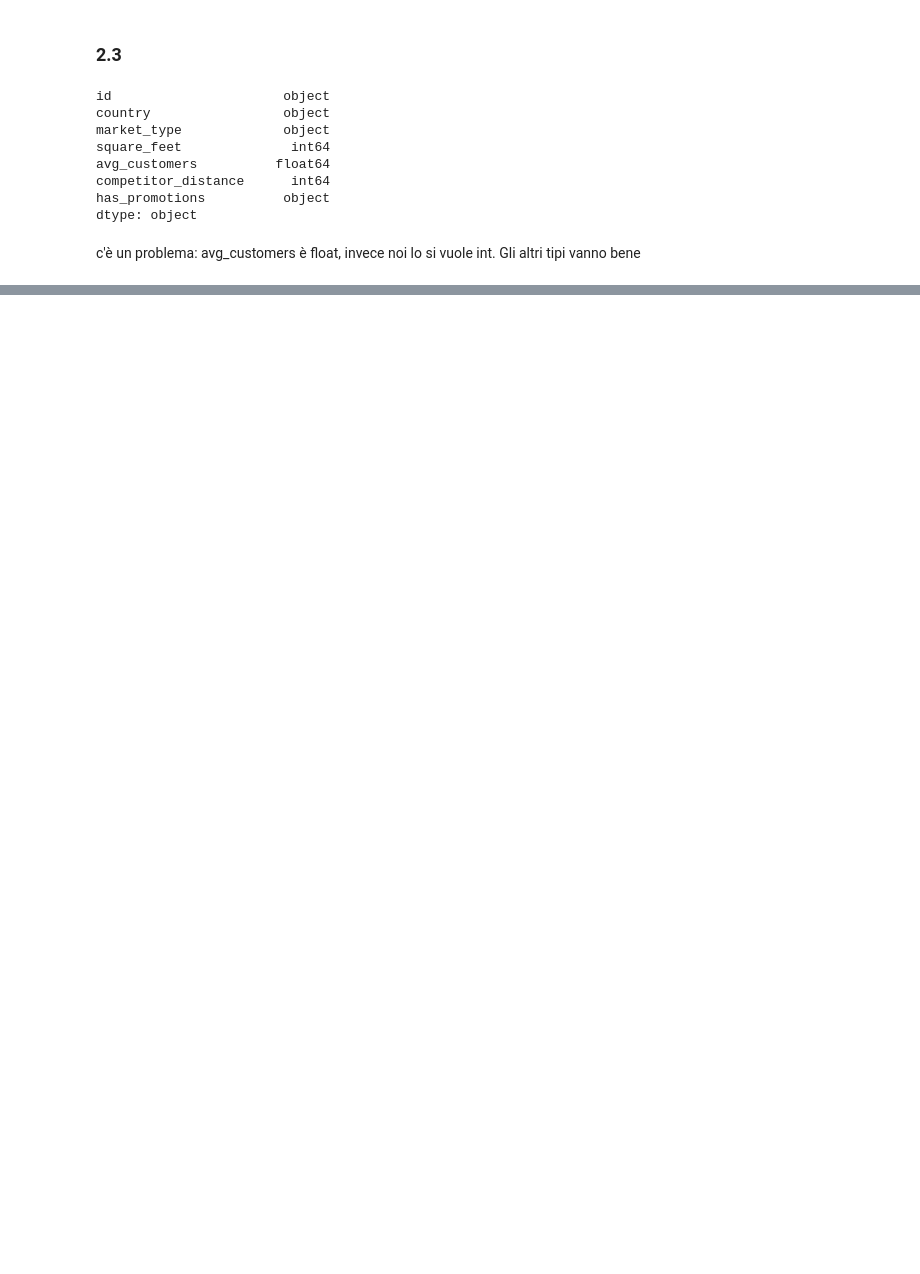
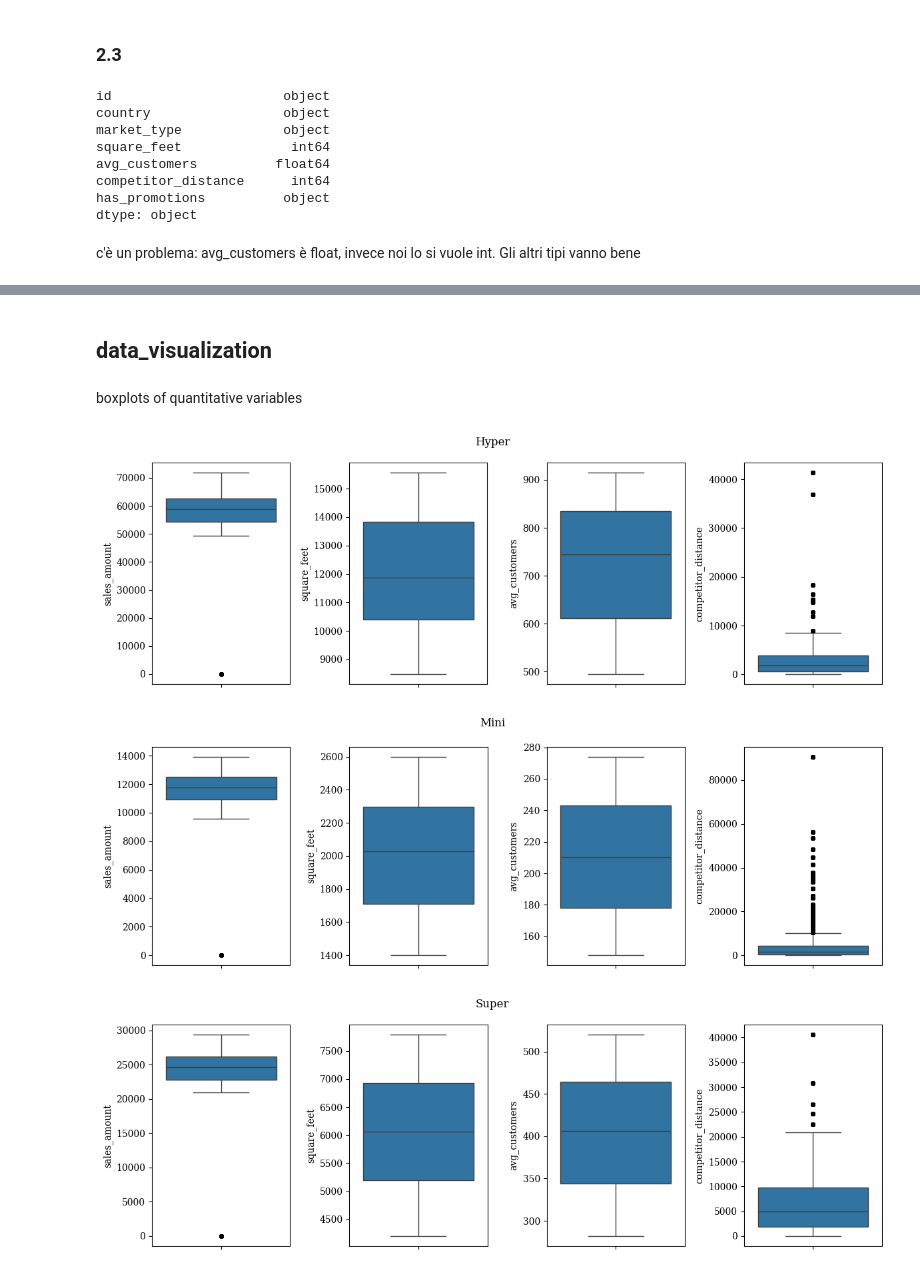
Before and after one commit to caporali/statistical_machine_learning_project, a Jupyter notebook: project_sml.ipynb, the cells around one changed output, grey strips where cells are left out. Drawn from its saved outputs; the diff is of its cells as text; code cells hidden in the pictures; blank space fills up the shorter version.

```diff
--- a/project_sml.ipynb
+++ b/project_sml.ipynb
@@ -350,0 +433,9 @@ c'è un problema: avg_customers è float, invece noi lo si vuole int. Gli altri
+# %%
+market_correct = market.iloc[~market.index.isin(check_avg_customers)]
+mean_avgcust_bycountry = (market_correct.groupby(["country", "market_type"]))["avg_customers"].mean()
+display(pd.DataFrame(mean_avgcust_bycountry))
+
+for index, row in market.loc[check_avg_customers, :].iterrows():
+	market.loc[index, "avg_customers"] = mean_avgcust_bycountry[row["country"]][row["market_type"]]
+
+display(market.loc[check_avg_customers, :])
@@ -350,0 +459,3 @@ c'è un problema: avg_customers è float, invece noi lo si vuole int. Gli altri
+# %%
+market["avg_customers"] = market["avg_customers"].round().astype('int')
+display(market.loc[check_avg_customers, :])
@@ -350,0 +490,4 @@ c'è un problema: avg_customers è float, invece noi lo si vuole int. Gli altri
+# %%
+start = min(sales["date"])
+sales["date"] = (sales["date"] - start).dt.days
+display(sales)
@@ -350,0 +510,3 @@ c'è un problema: avg_customers è float, invece noi lo si vuole int. Gli altri
+# %%
+merged_df = pd.merge(sales, market, left_on = "market_id", right_on = "id", how = "left").drop("id", axis = 1)
+merged_df
@@ -350,0 +527,24 @@ c'è un problema: avg_customers è float, invece noi lo si vuole int. Gli altri
+# %% [markdown]
+## data_visualization
+# %% [markdown]
+boxplots of quantitative variables
+# %%
+merged_df_quant = merged_df[["market_type", "sales_amount", "square_feet", "avg_customers", "competitor_distance"]]
+
+for market_type in pd.unique(merged_df["market_type"]):
+	merged_df_quant_mt = merged_df_quant[merged_df_quant["market_type"] == market_type].drop("market_type", axis = 1)
+
+	fig, ax = plt.subplots(ncols = 4, nrows = 1, figsize = (12, 4))
+	ax = ax.flatten()
+	index = 0
+	for col_name, _ in merged_df_quant_mt.items():
+		sns.boxplot(y = col_name, data = merged_df_quant_mt, ax = ax[index],
+			flierprops = {"marker": ".", "markersize": 10, "markerfacecolor": "black", "markeredgecolor": "none"})
+		index += 1
+	fig.suptitle(market_type.title())
+	plt.tight_layout()
+	plt.show()
+# %% [output]
+[figure, added]
+[figure, added]
+[figure, added]
```
Also changed, not shown: parts of 45 cells of this notebook.
